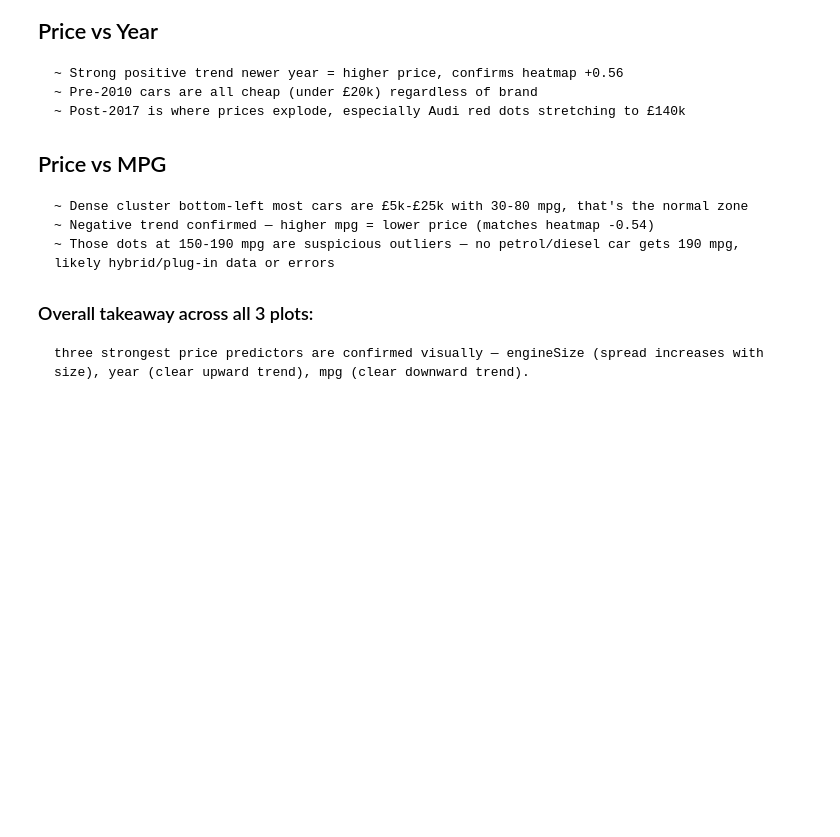
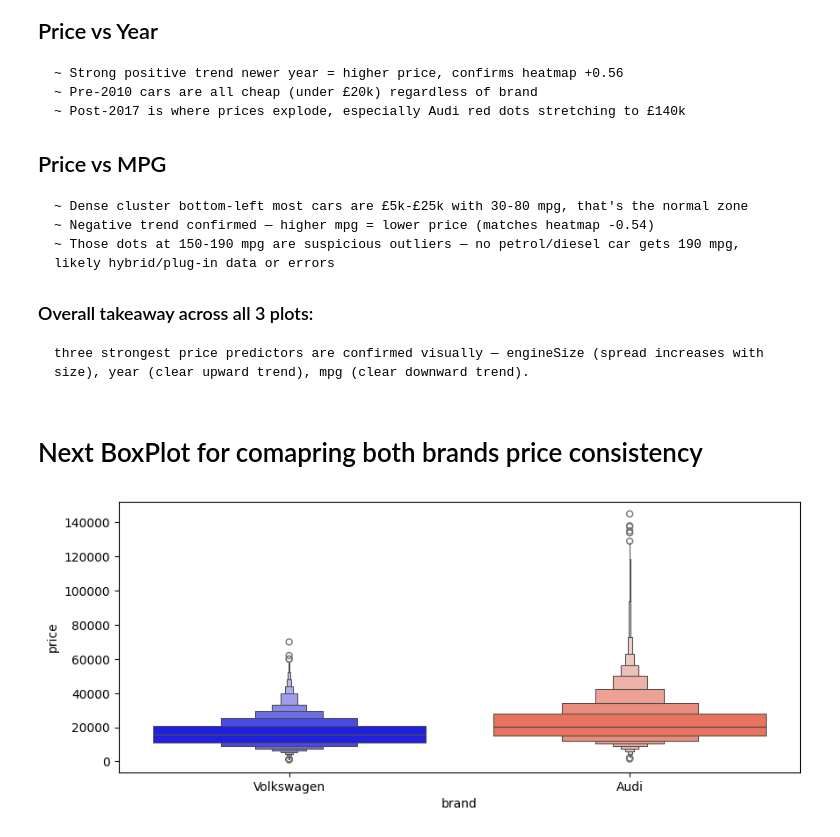
Before and after one commit to DineshMSDian/Used-Car-Price-Prediction, a Jupyter notebook: EDA.ipynb, the cells around one changed output. Drawn from its saved outputs; the diff is of its cells as text; code cells hidden in the pictures; blank space fills up the shorter version.

```diff
--- a/EDA.ipynb
+++ b/EDA.ipynb
@@ -160,3 +160,15 @@ plt.show()
 
 ### Overall takeaway across all 3 plots:
     three strongest price predictors are confirmed visually — engineSize (spread increases with size), year (clear upward trend), mpg (clear downward trend).
+# %% [markdown]
+# Next BoxPlot for comapring both brands price consistency
+# %%
+plt.close('all')
+fig , ax = plt.subplots(figsize=(10, 4))
+
+sns.boxenplot(data=df, x = 'brand', y = 'price', hue = 'brand', palette={'Volkswagen': 'blue', 'Audi': 'tomato'}, dodge=False, legend = False, ax = ax)
+ax.set_xlabel('brand')
+ax.set_ylabel('price')
+plt.show()
+# %% [output]
+[figure, added]
```
Also changed, not shown: parts of 1 cell of this notebook.
